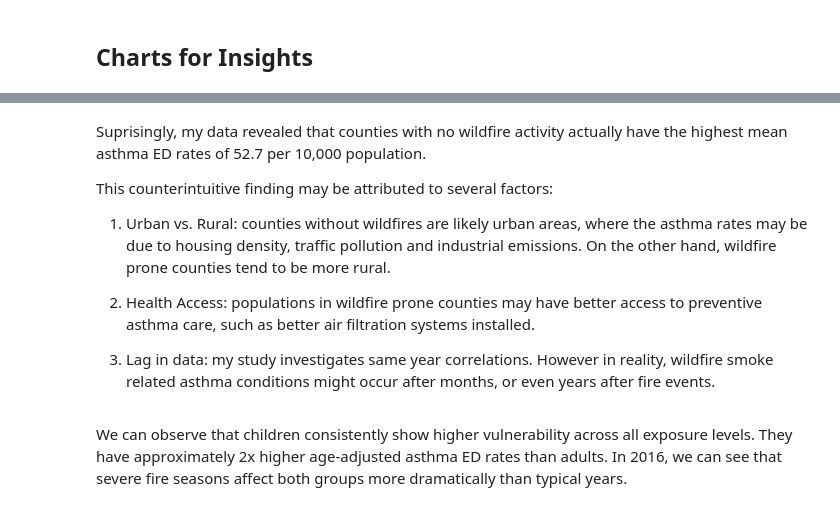
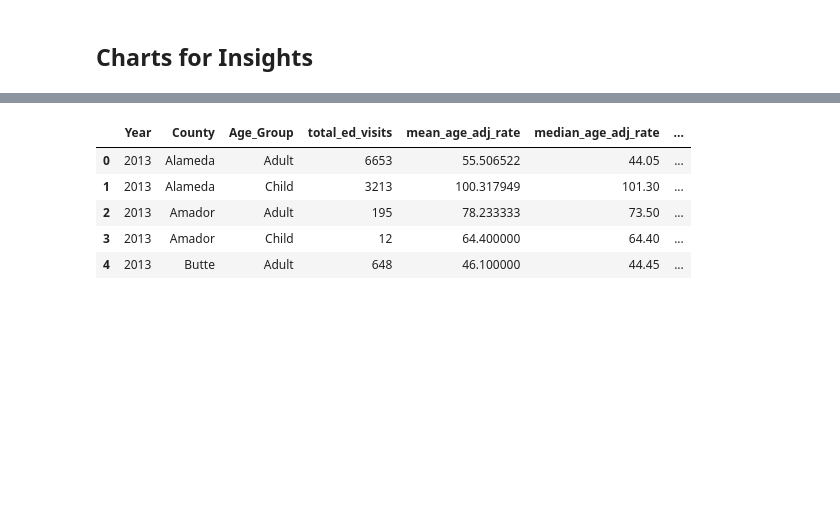
Before and after one commit to aileeny825/aileeny825.github.io, a Jupyter notebook: project3.ipynb, the cells around one changed output, grey strips where cells are left out. Cells and saved outputs as stored; diff of their text form; code cells hidden in the pictures; blank space fills up the shorter version.

```diff
--- a/project3.ipynb
+++ b/project3.ipynb
@@ -365,11 +266,9 @@ fig.show()
-# %% [markdown]
-Suprisingly, my data revealed that counties with no wildfire activity actually have the highest mean asthma ED rates of 52.7 per 10,000 population.
-
-This counterintuitive finding may be attributed to several factors:
-1. Urban vs. Rural: counties without wildfires are likely urban areas, where the asthma rates may be due to housing density, traffic pollution and industrial emissions. On the other hand, wildfire prone counties tend to be more rural.
-
-2. Health Access: populations in wildfire prone counties may have better access to preventive asthma care, such as better air filtration systems installed.
-
-3. Lag in data: my study investigates same year correlations. However in reality, wildfire smoke related asthma conditions might occur after months, or even years after fire events.
-# %% [markdown]
-We can observe that children consistently show higher vulnerability across all exposure levels. They have approximately 2x higher age-adjusted asthma ED rates than adults. In 2016, we can see that severe fire seasons affect both groups more dramatically than typical years.
+# %%
+merged.head()
+# %% [output]
+|  | Year | County | Age_Group | total_ed_visits | mean_age_adj_rate | median_age_adj_rate | ... |
+| 0 | 2013 | Alameda | Adult | 6653 | 55.506522 | 44.05 | ... |
+| 1 | 2013 | Alameda | Child | 3213 | 100.317949 | 101.30 | ... |
+| 2 | 2013 | Amador | Adult | 195 | 78.233333 | 73.50 | ... |
+| 3 | 2013 | Amador | Child | 12 | 64.400000 | 64.40 | ... |
+| 4 | 2013 | Butte | Adult | 648 | 46.100000 | 44.45 | ... |
```
Also changed, not shown: parts of 20 cells of this notebook.
